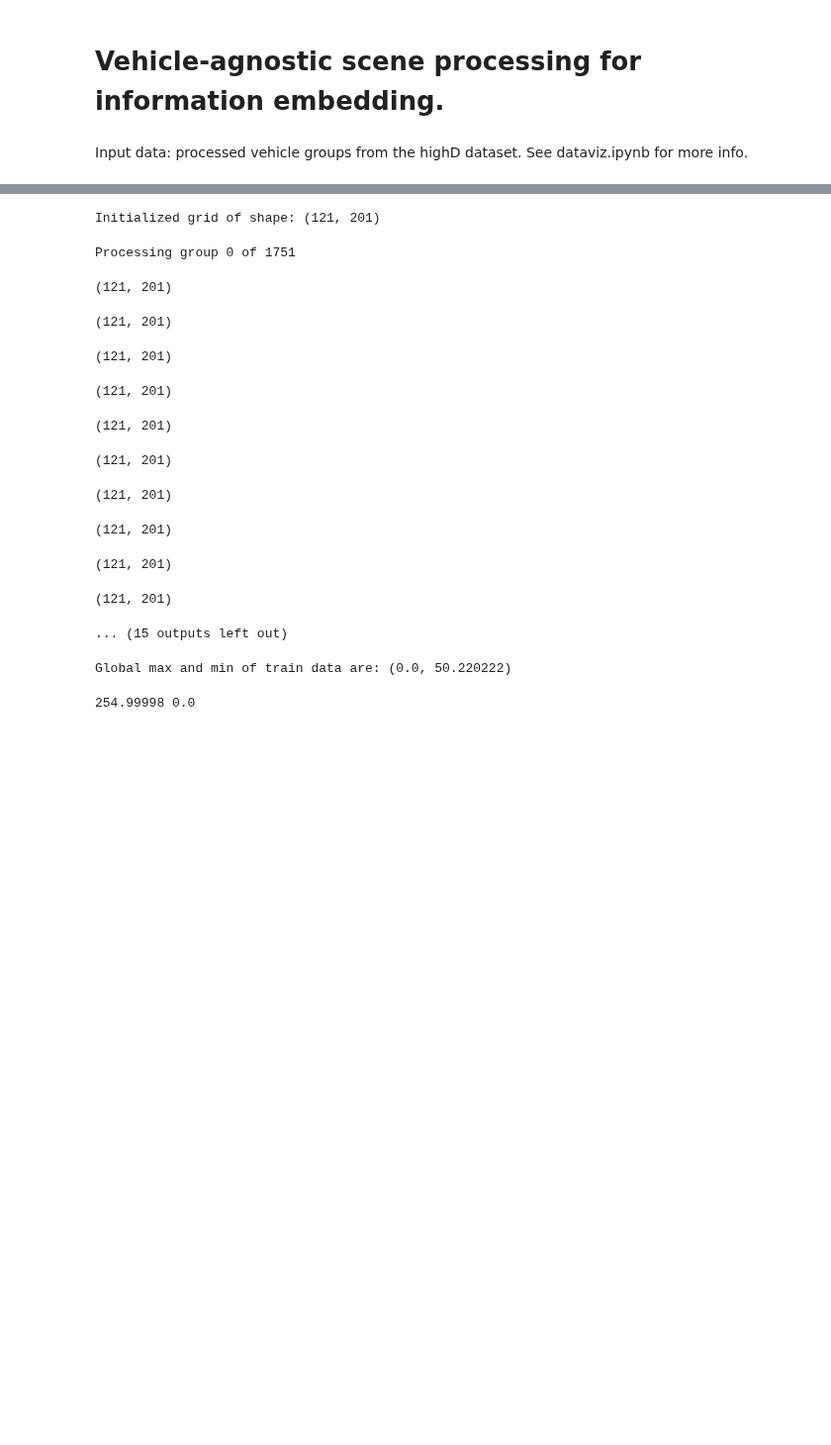
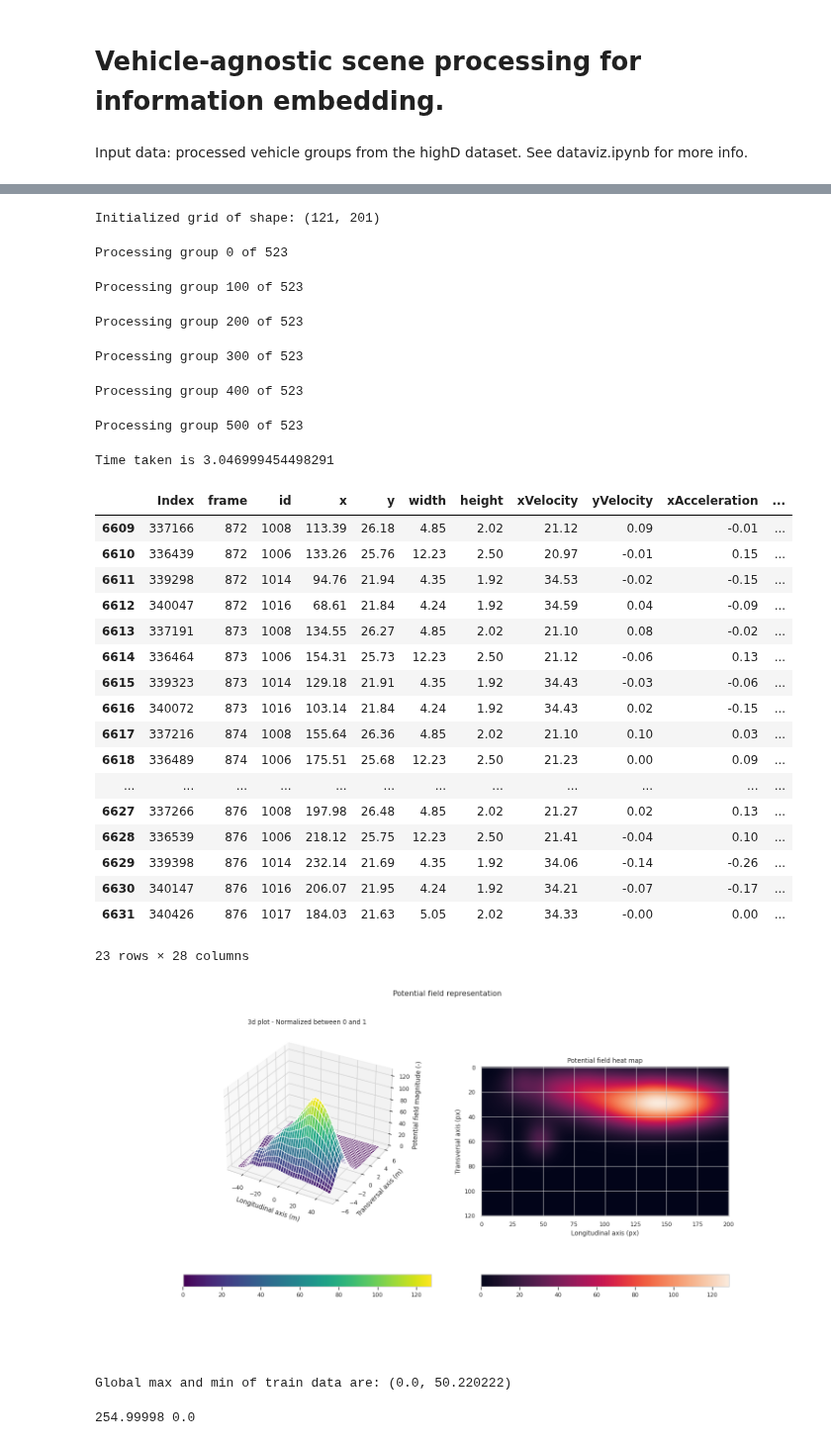
Before and after one commit to lmmartinez97/alphadrive_bp, a Jupyter notebook: highD/preprocessing/field_extraction.ipynb, the cells around one changed output, grey strips where cells are left out. Shown at 99% size. Drawn from its saved outputs; the diff is of its cells as text; code cells hidden in the pictures; blank space fills up the shorter version.

```diff
--- a/highD/preprocessing/field_extraction.ipynb
+++ b/highD/preprocessing/field_extraction.ipynb
@@ -54,8 +53,6 @@ class PotentialField:
         self.grid = np.zeros([self.num_y, self.num_x], dtype = np.float32) #x dimension is rows, y dimension is columns
         self.x_pos, self.y_pos = np.linspace(-self.rx, self.rx, self.num_x), np.linspace(-self.ry, self.ry, self.num_y) #x and y interchanged so x is the horizontal dimension, and y is the vertical dimension
         print("Initialized grid of shape: {}".format(self.grid.shape))
-
-        self.field_list = [None]*len(self.df_group_list)
 
     def calculate_field(self, inner_group, ego_vehicle):
         '''
@@ -104,7 +101,7 @@ class PotentialField:
             a = np.square(np.cos(ang)) / (2 * np.square(sigma_x)) + np.square(np.sin(ang)) / (2 * np.square(sigma_y))
             b = - np.sin(2 * ang) / (4 * np.square(sigma_x)) + np.sin(2 * ang) / (4 * np.square(sigma_y))
             c = np.square(np.sin(ang)) / (2 * np.square(sigma_x)) + np.square(np.cos(ang)) / (2 * np.square(sigma_y))
-            k = np.linalg.norm((vehicle.xVelocity, vehicle.yVelocity))
+            k = np.sqrt(np.linalg.norm((vehicle.xVelocity, vehicle.yVelocity)))
             self.grid = np.add(self.grid, get_field_value(dx, dy, a, b, c, k))
             return self.grid
 
@@ -123,23 +120,20 @@ class PotentialField:
             Returns:
                 An np.array in which each element is the potential field representation of the associated group.
         '''
+        self.field_list = []
         for idx, (_, group) in enumerate(self.df_group_list.groupby("historical_aggregation_index")):
-            if not (idx%1000):
+            if not (idx%100):
                 print("Processing group {} of {}".format(idx, self.df_group_list["historical_aggregation_index"].nunique()))
-            ego_vehicle_id = group.iloc[0].id #identify ego vehicle
             group["frame"] = - group["frame"] + group["frame"].max() + 1 # determine relative frame step to atenuate distant values
             #Current frame will have a value of 1, previous frame will have a value of 2, nth frame will have a value of n
+            ego_vehicle_id = group.iloc[0].id
             temp_grid = np.zeros([self.num_y, self.num_x], dtype = np.float32) #x dimension is rows, y dimension is columns
-            print(temp_grid.shape)
             for _, inner_group in group.groupby("frame"): #add the field for every frame
                 frame_attenuation = 1/inner_group.iloc[0].frame
                 ego_vehicle = inner_group[inner_group["id"] == ego_vehicle_id].iloc[0]
+                inner_group = inner_group[inner_group["id"] != ego_vehicle_id]
                 temp_grid = np.add(self.calculate_field(inner_group, ego_vehicle) * frame_attenuation, temp_grid)
-                print(temp_grid.shape)
-            self.field_list[idx] = temp_grid
-
-            if idx > 2: break
-
+            self.field_list.append(temp_grid)
         self.field_list = np.asarray(self.field_list)
 
         return self.field_list
@@ -293,15 +275,34 @@ end = time()
 print("Time taken is {}".format(end-start))
 # %% [output]
 Initialized grid of shape: (121, 201)
-Processing group 0 of 1751
+Processing group 0 of 523
-(121, 201)
+Processing group 100 of 523
-(121, 201)
+Processing group 200 of 523
-(121, 201)
+Processing group 300 of 523
-(121, 201)
+Processing group 400 of 523
-(121, 201)
+Processing group 500 of 523
-(121, 201)
+Time taken is 3.046999454498291
-(121, 201)
-(121, 201)
-(121, 201)
-(121, 201)
-... (15 outputs left out)
+# %%
+idx = np.argmax([len(df) for _, df in field.df_group_list.groupby("historical_aggregation_index")])
+display(field.df_group_list.groupby("historical_aggregation_index").get_group(idx))
+field.plot_field(idx)
+# %% [output]
+|  | Index | frame | id | x | y | width | height | xVelocity | yVelocity | xAcceleration | ... |
+| 6609 | 337166 | 872 | 1008 | 113.39 | 26.18 | 4.85 | 2.02 | 21.12 | 0.09 | -0.01 | ... |
+| 6610 | 336439 | 872 | 1006 | 133.26 | 25.76 | 12.23 | 2.50 | 20.97 | -0.01 | 0.15 | ... |
+| 6611 | 339298 | 872 | 1014 | 94.76 | 21.94 | 4.35 | 1.92 | 34.53 | -0.02 | -0.15 | ... |
+| 6612 | 340047 | 872 | 1016 | 68.61 | 21.84 | 4.24 | 1.92 | 34.59 | 0.04 | -0.09 | ... |
+| 6613 | 337191 | 873 | 1008 | 134.55 | 26.27 | 4.85 | 2.02 | 21.10 | 0.08 | -0.02 | ... |
+| 6614 | 336464 | 873 | 1006 | 154.31 | 25.73 | 12.23 | 2.50 | 21.12 | -0.06 | 0.13 | ... |
+| 6615 | 339323 | 873 | 1014 | 129.18 | 21.91 | 4.35 | 1.92 | 34.43 | -0.03 | -0.06 | ... |
+| 6616 | 340072 | 873 | 1016 | 103.14 | 21.84 | 4.24 | 1.92 | 34.43 | 0.02 | -0.15 | ... |
+| 6617 | 337216 | 874 | 1008 | 155.64 | 26.36 | 4.85 | 2.02 | 21.10 | 0.10 | 0.03 | ... |
+| 6618 | 336489 | 874 | 1006 | 175.51 | 25.68 | 12.23 | 2.50 | 21.23 | 0.00 | 0.09 | ... |
+| ... | ... | ... | ... | ... | ... | ... | ... | ... | ... | ... | ... |
+| 6627 | 337266 | 876 | 1008 | 197.98 | 26.48 | 4.85 | 2.02 | 21.27 | 0.02 | 0.13 | ... |
+| 6628 | 336539 | 876 | 1006 | 218.12 | 25.75 | 12.23 | 2.50 | 21.41 | -0.04 | 0.10 | ... |
+| 6629 | 339398 | 876 | 1014 | 232.14 | 21.69 | 4.35 | 1.92 | 34.06 | -0.14 | -0.26 | ... |
+| 6630 | 340147 | 876 | 1016 | 206.07 | 21.95 | 4.24 | 1.92 | 34.21 | -0.07 | -0.17 | ... |
+| 6631 | 340426 | 876 | 1017 | 184.03 | 21.63 | 5.05 | 2.02 | 34.33 | -0.00 | 0.00 | ... |
+23 rows × 28 columns
+[figure, added]
```
Also changed, not shown: parts of 3 cells of this notebook, 1 other file.
